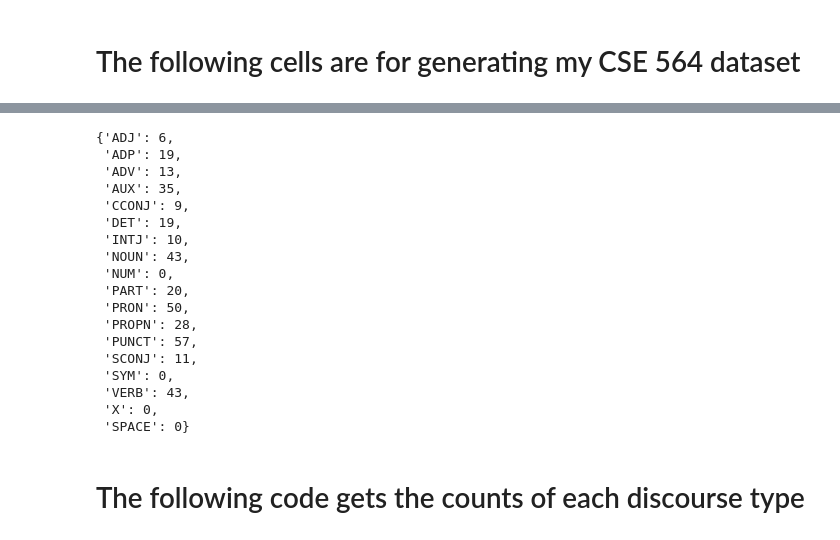
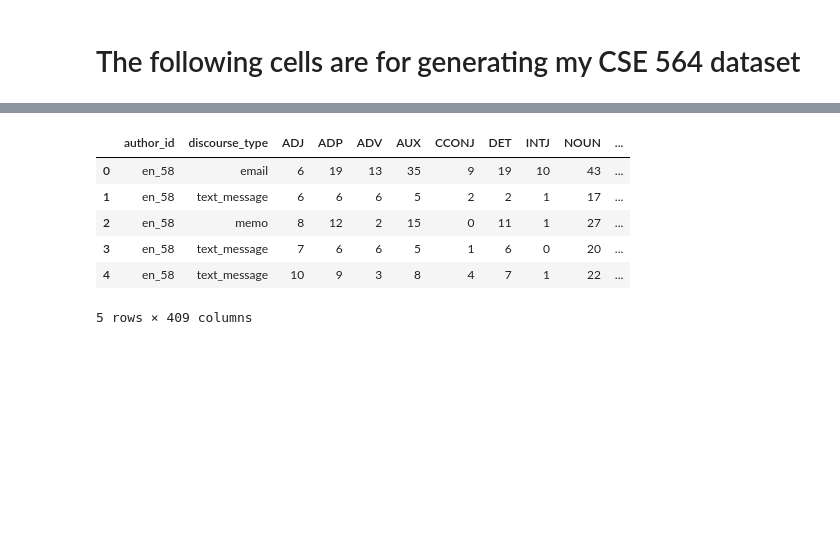
Before and after one commit to eric-sclafani/gram2vec, a Jupyter notebook: gram2vec/visualize.ipynb, the cells around one changed output, grey strips where cells are left out. Cells and saved outputs as stored; diff of their text form; code cells hidden in the pictures; blank space fills up the shorter version.

```diff
--- a/gram2vec/visualize.ipynb
+++ b/gram2vec/visualize.ipynb
@@ -160,28 +162,4 @@ feature_vectors = g2v.vectorize_episode(documents, return_obj=True)
-# %%
-v1 = feature_vectors[0]
-
-v1.get_counts_by_feature("pos_unigrams")
-# %% [output]
-{'ADJ': 6,
- 'ADP': 19,
- 'ADV': 13,
- 'AUX': 35,
- 'CCONJ': 9,
- 'DET': 19,
- 'INTJ': 10,
- 'NOUN': 43,
- 'NUM': 0,
- 'PART': 20,
- 'PRON': 50,
- 'PROPN': 28,
- 'PUNCT': 57,
- 'SCONJ': 11,
- 'SYM': 0,
- 'VERB': 43,
- 'X': 0,
- 'SPACE': 0}
 # %%
-import csv
 from collections import defaultdict, Counter
 from more_itertools import all_unique
 
@@ -201,9 +179,11 @@ mixed_bigrams = get_vocab("vocab/non_static/mixed_bigrams/pan/mixed_bigrams.txt"
 
 all_features = pos_unigrams + pos_bigrams + func_words + punc + letters + common_emojis + doc_stats + deps + mixed_bigrams
 
-#NOTE: need to do this to ensure each feature in data viz dataset is unique
 def convert_feature_name(feature:str, seen_i, seen_a, seen_X) -> str:
-    """Make certain conflicting feature names unique"""
+    """
+    Hard coded way of making certain conflicting feature names unique.
+    Needs to be done to ensure each feature in data viz dataset is unique
+    """
     if feature == "i":
         feature = "i (func_word)" if not seen_i else "i (letter)"
 
@@ -277,9 +257,14 @@ def populate_feature_to_counts_map(all_features:list[str], feature_vectors:list)
 
 features_to_count_lists = populate_feature_to_counts_map(all_features, feature_vectors)
 # %%
-
-#! REMEMBER TO ADD DISCOURSE TYPES
 df = pd.DataFrame(features_to_count_lists)
 df.insert(0, "author_id", authors)
+df.insert(1, "discourse_type", discourse_types)
+# %% [output]
+|  | author_id | discourse_type | ADJ | ADP | ADV | AUX | CCONJ | DET | INTJ | NOUN | ... |
+| 0 | en_58 | email | 6 | 19 | 13 | 35 | 9 | 19 | 10 | 43 | ... |
+| 1 | en_58 | text_message | 6 | 6 | 6 | 5 | 2 | 2 | 1 | 17 | ... |
+| 2 | en_58 | memo | 8 | 12 | 2 | 15 | 0 | 11 | 1 | 27 | ... |
+| 3 | en_58 | text_message | 7 | 6 | 6 | 5 | 1 | 6 | 0 | 20 | ... |
+| 4 | en_58 | text_message | 10 | 9 | 3 | 8 | 4 | 7 | 1 | 22 | ... |
+5 rows × 409 columns
-# %% [markdown]
-# The following code gets the counts of each discourse type
```
Also changed, not shown: parts of 8 cells of this notebook, 5 other files.
